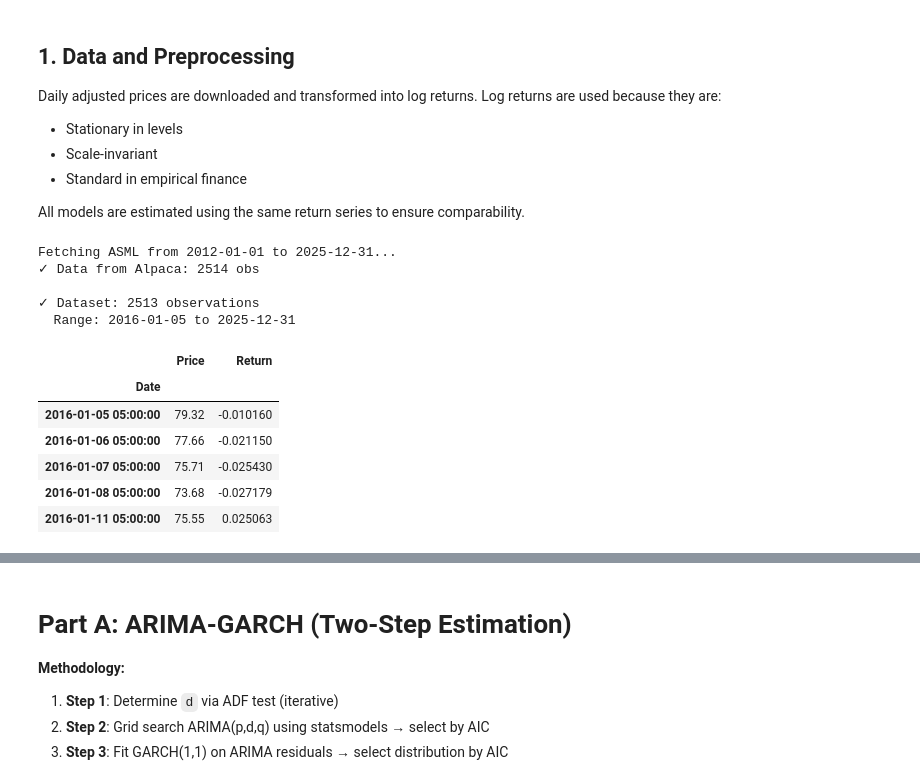
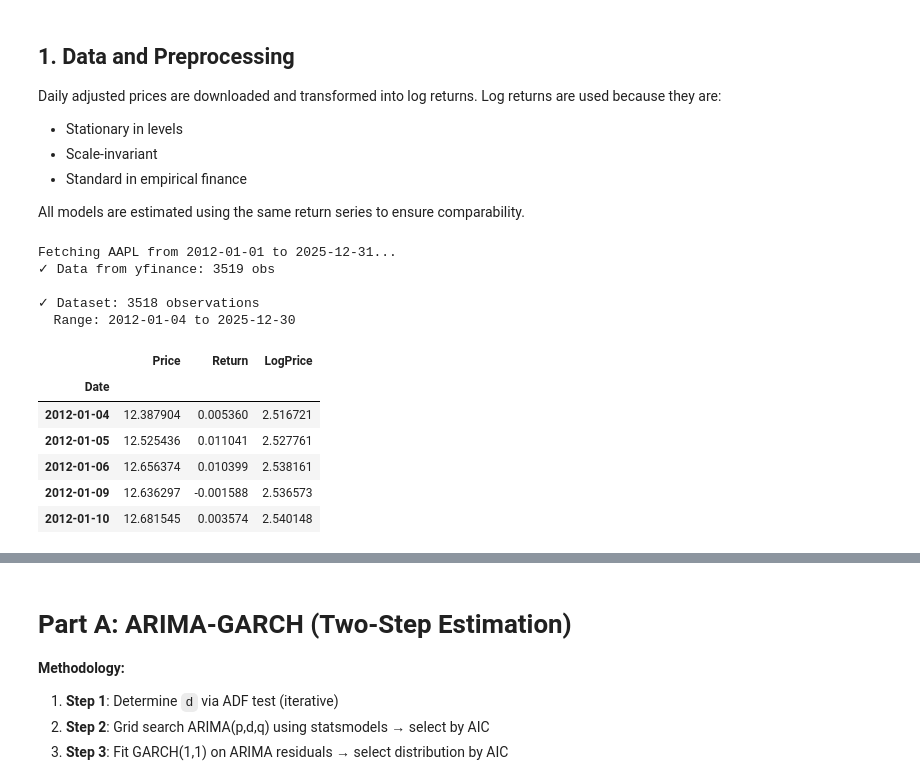
Before and after one commit to ZimoSyndrome/MMForecasting, a Jupyter notebook: notebooks/forecasting_analysis.ipynb, the cells around one changed output, grey strips where cells are left out. Cells and saved outputs as stored; diff of their text form; code cells hidden in the pictures.

```diff
--- a/notebooks/forecasting_analysis.ipynb
+++ b/notebooks/forecasting_analysis.ipynb
@@ -145,7 +175,7 @@ def fetch_data_yfinance(ticker, start, end):
     if raw.empty:
         raise ValueError(f"No data for {ticker}")
     if isinstance(raw.columns, pd.MultiIndex):
-        df = raw['Close'].to_frame()
+        df = raw['Close']
         df.columns = ['Price']
     else:
         df = raw[['Close']].copy()
@@ -163,21 +193,22 @@ def fetch_data(ticker, start, end):
 # %%
 df = fetch_data(TICKER, START_DATE, END_DATE)
 df['Return'] = np.log(df['Price'] / df['Price'].shift(1))
+df['LogPrice'] = np.log(df['Price'])
 df.dropna(inplace=True)
 
 print(f"\n✓ Dataset: {len(df)} observations")
 print(f"  Range: {df.index[0].date()} to {df.index[-1].date()}")
 df.head()
 # %% [output]
-Fetching ASML from 2012-01-01 to 2025-12-31...
-✓ Data from Alpaca: 2514 obs
+Fetching AAPL from 2012-01-01 to 2025-12-31...
+✓ Data from yfinance: 3519 obs
 
-✓ Dataset: 2513 observations
-  Range: 2016-01-05 to 2025-12-31
+✓ Dataset: 3518 observations
+  Range: 2012-01-04 to 2025-12-30
-|  | Price | Return |
-| Date |  |  |
-| 2016-01-05 05:00:00 | 79.32 | -0.010160 |
-| 2016-01-06 05:00:00 | 77.66 | -0.021150 |
-| 2016-01-07 05:00:00 | 75.71 | -0.025430 |
-| 2016-01-08 05:00:00 | 73.68 | -0.027179 |
-| 2016-01-11 05:00:00 | 75.55 | 0.025063 |
+|  | Price | Return | LogPrice |
+| Date |  |  |  |
+| 2012-01-04 | 12.387904 | 0.005360 | 2.516721 |
+| 2012-01-05 | 12.525436 | 0.011041 | 2.527761 |
+| 2012-01-06 | 12.656374 | 0.010399 | 2.538161 |
+| 2012-01-09 | 12.636297 | -0.001588 | 2.536573 |
+| 2012-01-10 | 12.681545 | 0.003574 | 2.540148 |
```
Also changed, not shown: parts of 60 cells of this notebook, 11 other files.
